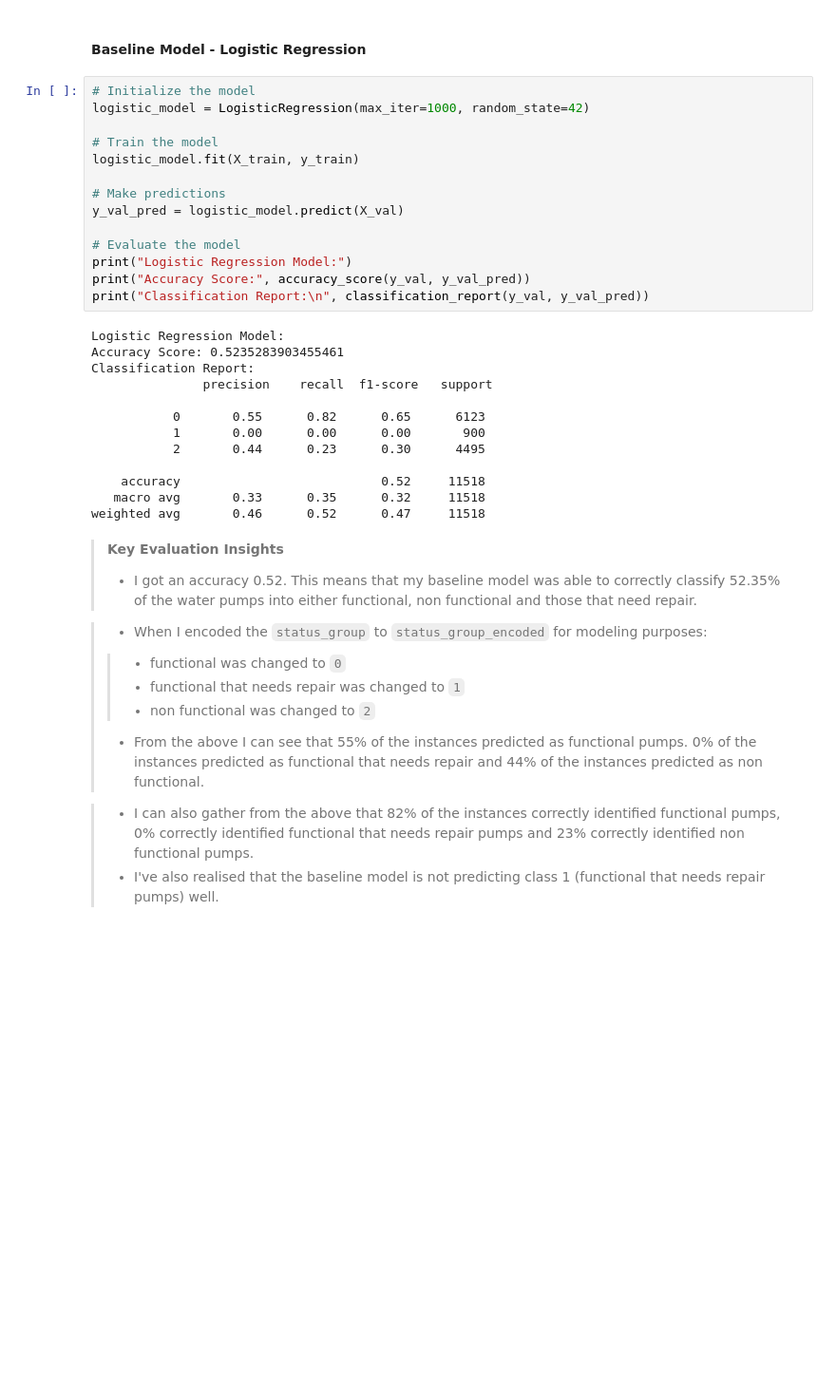
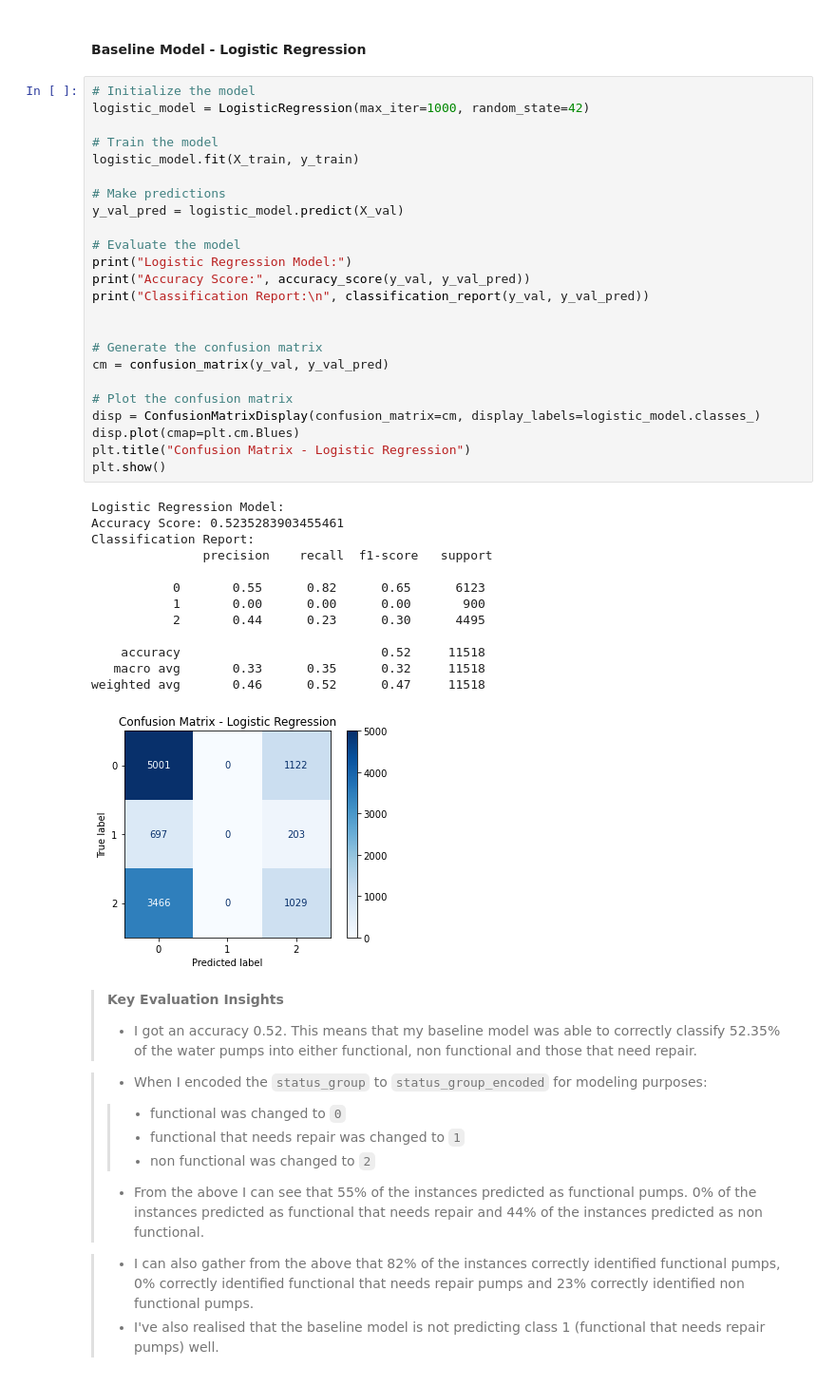
Before and after one commit to Cynthia-Njambi/Moringa-Phase3-Project, a Jupyter notebook: index.ipynb, the cells around one changed output. Shown at 95% size. Drawn from its saved outputs; the diff is of its cells as text; blank space fills up the shorter version.

```diff
--- a/index.ipynb
+++ b/index.ipynb
@@ -941,30 +941,41 @@ X_train, X_val, y_train, y_val = train_test_split(X, y, test_size=0.2, random_st
 # %%
 # Initialize the model
 logistic_model = LogisticRegression(max_iter=1000, random_state=42)
 
 # Train the model
 logistic_model.fit(X_train, y_train)
 
 # Make predictions
 y_val_pred = logistic_model.predict(X_val)
 
 # Evaluate the model
 print("Logistic Regression Model:")
 print("Accuracy Score:", accuracy_score(y_val, y_val_pred))
 print("Classification Report:\n", classification_report(y_val, y_val_pred))
+
+
+# Generate the confusion matrix
+cm = confusion_matrix(y_val, y_val_pred)
+
+# Plot the confusion matrix
+disp = ConfusionMatrixDisplay(confusion_matrix=cm, display_labels=logistic_model.classes_)
+disp.plot(cmap=plt.cm.Blues)
+plt.title("Confusion Matrix - Logistic Regression")
+plt.show()
 # %% [output]
 Logistic Regression Model:
 Accuracy Score: 0.5235283903455461
 Classification Report:
                precision    recall  f1-score   support
 
            0       0.55      0.82      0.65      6123
            1       0.00      0.00      0.00       900
            2       0.44      0.23      0.30      4495
 
     accuracy                           0.52     11518
    macro avg       0.33      0.35      0.32     11518
 weighted avg       0.46      0.52      0.47     11518
+[figure, added]
 # %% [markdown]
 >**Key Evaluation Insights**
 > - I got an accuracy 0.52. This means that my baseline model was able to correctly classify 52.35% of the water pumps into either functional, non functional and those that need repair.
```
Also changed, not shown: parts of 2 cells of this notebook, 2 other files.
